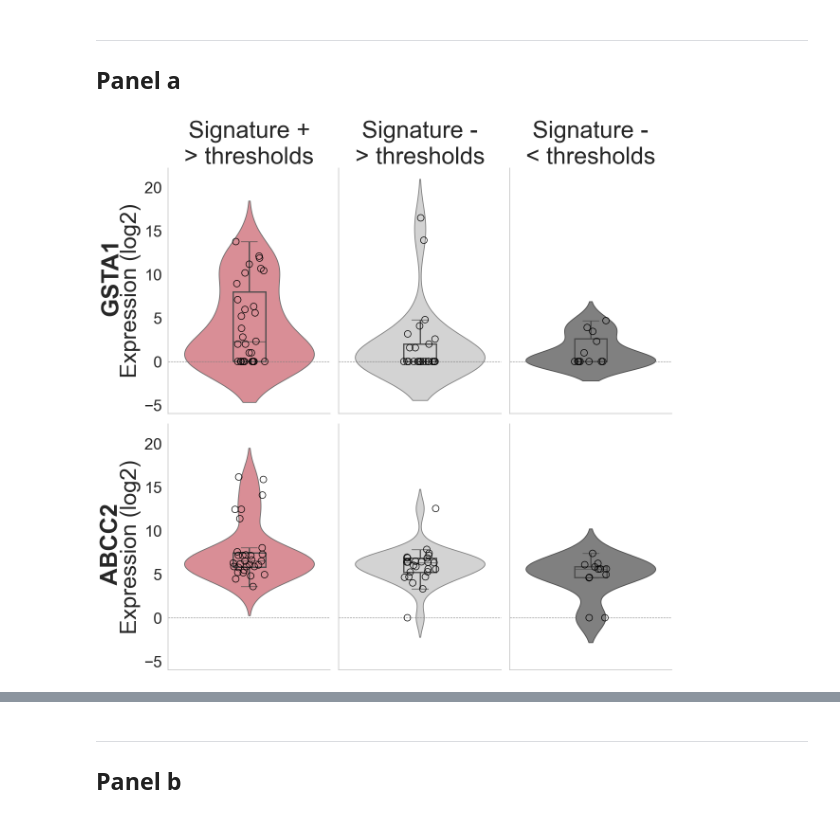
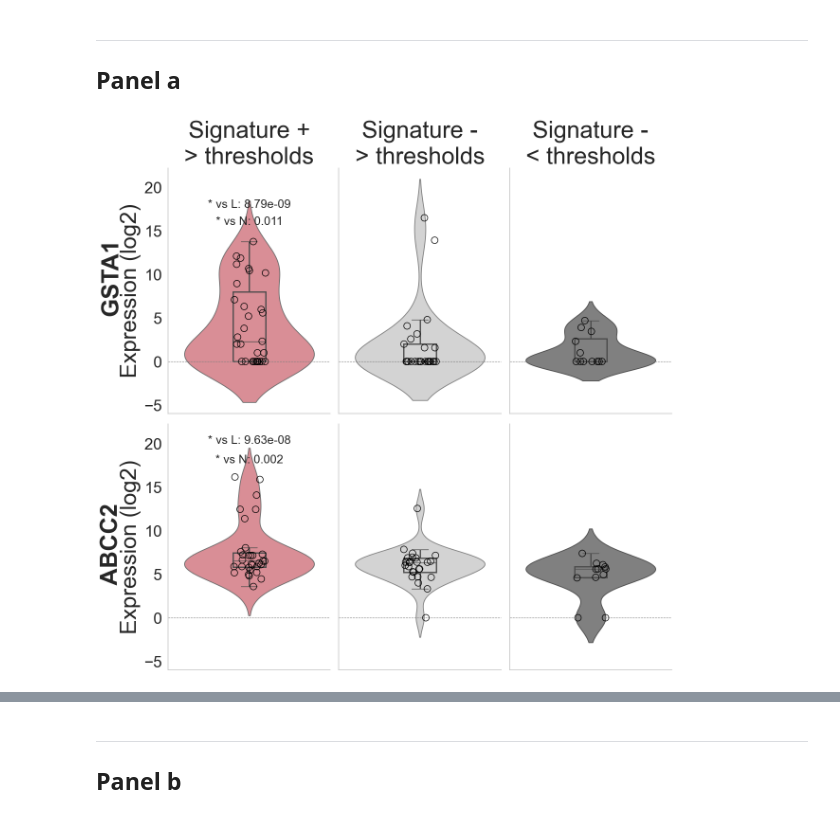
Before and after one commit to shlienlab/mutsigs_therapy, a Jupyter notebook: notebooks/MainFig_5.ipynb, the cells around one changed output, grey strips where cells are left out. Saved outputs shown, nothing was run; the diff lists cells and outputs as text; code cells hidden in the pictures.

```diff
--- a/notebooks/MainFig_5.ipynb
+++ b/notebooks/MainFig_5.ipynb
@@ -26,4 +26,5 @@ fig_out = os.path.join(root_dir, 'figures')
 ## Or provide a results path
 #fig_out = '/Users/dir1/dir2/Figures'
 # %%
-df_all = pd.read_csv(os.path.join(root_dir, 'source_data/expression_data.tsv'), sep='\t')
+#df_all = pd.read_csv(os.path.join(root_dir, 'source_data/expression_data.tsv'), sep='\t')
+df_all = pd.read_csv(os.path.join('/Users/mehdi/Documents/Nature_Submission', 'source_data/expression_data.tsv'), sep='\t')
@@ -43,6 +53,13 @@ marker_map = {
     'Advanced-Treated': 'o',
     'Primary-Treated': '^'
 }
+
+# P-value data
+pvals = {
+    'GSTA1': {'1v3': 8.788393e-09, '1v2': 0.010775},
+    'ABCC2': {'1v3': 9.631309e-08, '1v2': 0.001582}
+}
+
 
 palette = {'Y': '#E6818C', 'N': 'lightgray', 'L': 'gray'}  # Customize as needed
 
@@ -106,31 +123,45 @@ for i, gene in enumerate(genes):
 
         # Aesthetics
         ax.set_xlabel('')
         if j == 0:
             ax.set_ylabel("Expression (log2)", fontsize=34)
         else:
             ax.set_ylabel("")
 
         ax.spines['top'].set_visible(False)
         ax.spines['right'].set_visible(False)
         ax.axhline(0, color='gray', linestyle='--', linewidth=0.8)
 
         if ax.get_legend():
             ax.legend_.remove()
         ax.set_xticklabels([])
         ax.tick_params(axis='y', labelsize=24)
         ax.set_title(custom_titles[i][j], fontsize=36)
+
+        # Add p-value annotations for first column only
+        if j == 0:
+            y_max = ax.get_ylim()[1]
+
+            # Annotation for col 1 vs 3
+            pval_13 = pvals[gene]['1v3']
+            pval_text_13 = f"* vs L: {pval_13:.2e}"
+            ax.text(0, y_max * 0.9, pval_text_13, ha='center', fontsize=18)
+
+            # Annotation for col 1 vs 2
+            pval_12 = pvals[gene]['1v2']
+            pval_text_12 = f"* vs N: {pval_12:.3f}"
+            ax.text(0, y_max * 0.8, pval_text_12, ha='center', fontsize=18)
         ax.grid(False)
 
 
 
 # Add gene row labels on the left side
 fig.text(0.0001, 0.71, 'GSTA1', ha='center', va='center', fontsize=36, rotation='vertical', fontweight='bold')
 fig.text(0.0001, 0.24, 'ABCC2', ha='center', va='center', fontsize=36, rotation='vertical', fontweight='bold')
 
 
 plt.tight_layout()
 
 #plt.savefig(os.path.join('/Users/mehdi/Documents/MyRepos/mutsigs_therapy/figures', 'Fig_5a_rev.pdf'), dpi=300, bbox_inches='tight')
 # %% [output]
-[figure, old version]
+[figure, new version]
```
Also changed, not shown: parts of 7 cells of this notebook, 15 other files.
